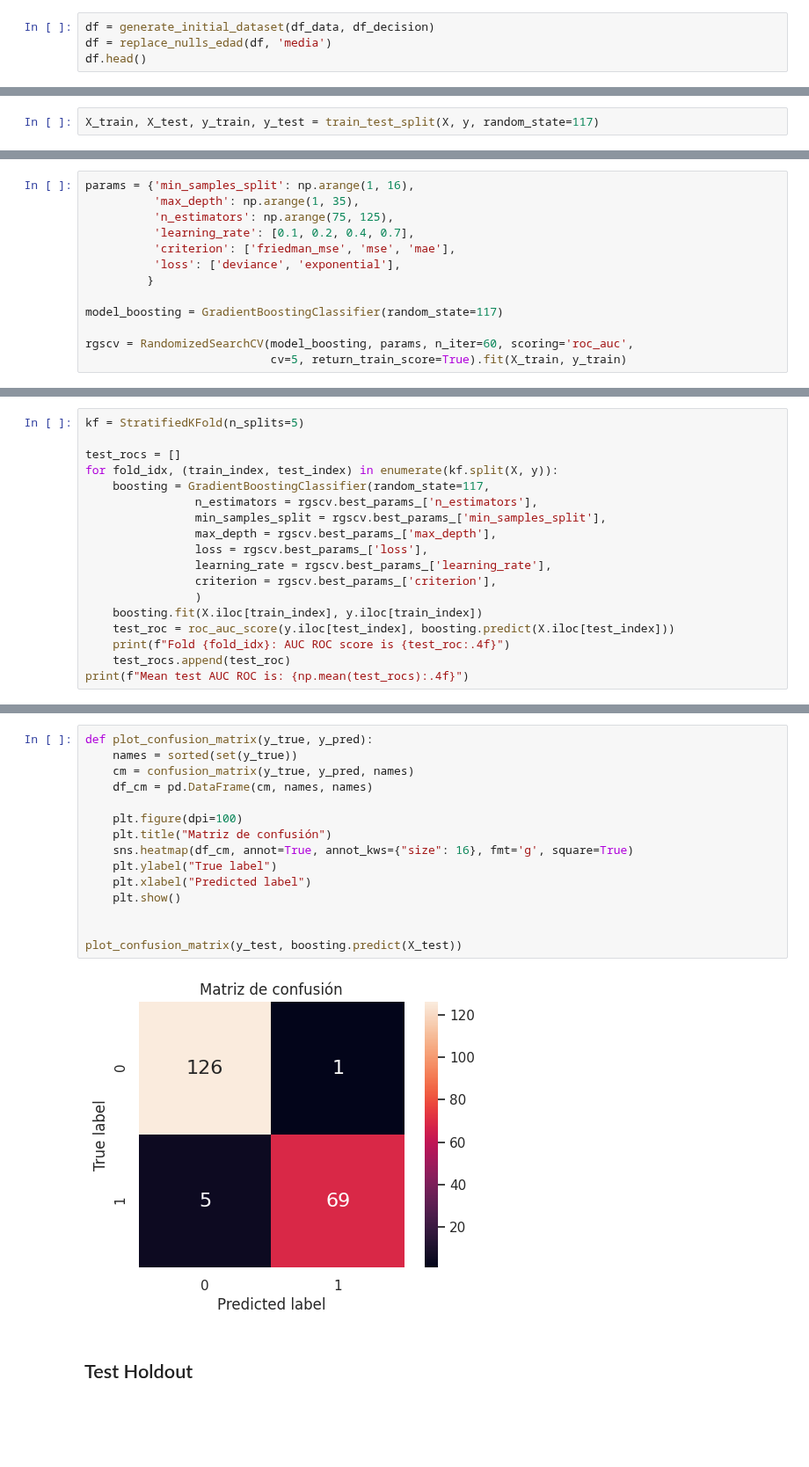
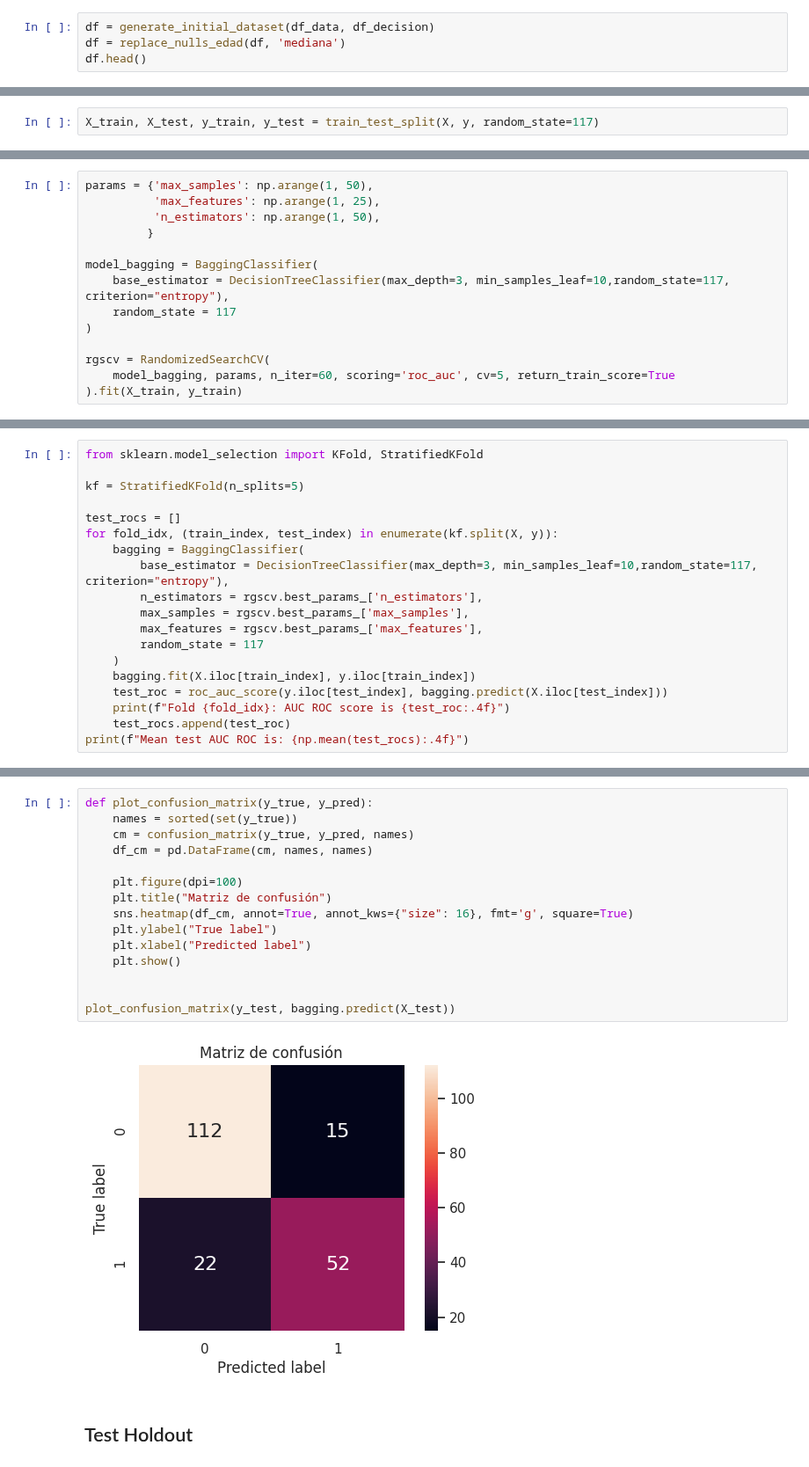
Before and after one commit to JuanOpizzi/Datos-2020-2c, a Jupyter notebook: TP2/bagging.ipynb, the cells around one changed output, grey strips where cells are left out. Shown at 88% size. Drawn from its saved outputs; the diff is of its cells as text; blank space fills up the shorter version.

```diff
--- a/TP2/GradientBoosting.ipynb
+++ b/TP2/bagging.ipynb
@@ -26,6 +29,6 @@ from Preprocessing import *
 # %%
 df = generate_initial_dataset(df_data, df_decision)
-df = replace_nulls_edad(df, 'media')
+df = replace_nulls_edad(df, 'mediana')
 df.head()
 # %% [output]
 |  | tipo_de_sala | id_usuario | genero | edad | amigos | parientes | precio_ticket | nombre_sede | ... |
@@ -77,16 +96,17 @@ X_train, X_test, y_train, y_test = train_test_split(X, y, random_state=117)
 # %%
-params = {'min_samples_split': np.arange(1, 16),
-          'max_depth': np.arange(1, 35),
-          'n_estimators': np.arange(75, 125),
-          'learning_rate': [0.1, 0.2, 0.4, 0.7],
-          'criterion': ['friedman_mse', 'mse', 'mae'],
-          'loss': ['deviance', 'exponential'],
+params = {'max_samples': np.arange(1, 50),
+          'max_features': np.arange(1, 25),
+          'n_estimators': np.arange(1, 50),
          }
 
-model_boosting = GradientBoostingClassifier(random_state=117)
+model_bagging = BaggingClassifier(
+    base_estimator = DecisionTreeClassifier(max_depth=3, min_samples_leaf=10,random_state=117, criterion="entropy"),
+    random_state = 117
+)
 
-rgscv = RandomizedSearchCV(model_boosting, params, n_iter=60, scoring='roc_auc',
-                           cv=5, return_train_score=True).fit(X_train, y_train)
+rgscv = RandomizedSearchCV(
+    model_bagging, params, n_iter=60, scoring='roc_auc', cv=5, return_train_score=True
+).fit(X_train, y_train)
 # %%
 print(f"Best score: {rgscv.best_score_}")
 print(f"Best params {rgscv.best_params_}")
@@ -96,18 +116,19 @@ Best params {'n_estimators': 105, 'min_samples_split': 9, 'max_depth': 11, 'loss
 # %%
+from sklearn.model_selection import KFold, StratifiedKFold
+
 kf = StratifiedKFold(n_splits=5)
 
 test_rocs = []
 for fold_idx, (train_index, test_index) in enumerate(kf.split(X, y)):
-    boosting = GradientBoostingClassifier(random_state=117,
-                n_estimators = rgscv.best_params_['n_estimators'],
-                min_samples_split = rgscv.best_params_['min_samples_split'],
-                max_depth = rgscv.best_params_['max_depth'],
-                loss = rgscv.best_params_['loss'],
-                learning_rate = rgscv.best_params_['learning_rate'],
-                criterion = rgscv.best_params_['criterion'],
-                )
-    boosting.fit(X.iloc[train_index], y.iloc[train_index])
-    test_roc = roc_auc_score(y.iloc[test_index], boosting.predict(X.iloc[test_index]))
+    bagging = BaggingClassifier(
+        base_estimator = DecisionTreeClassifier(max_depth=3, min_samples_leaf=10,random_state=117, criterion="entropy"),
+        n_estimators = rgscv.best_params_['n_estimators'],
+        max_samples = rgscv.best_params_['max_samples'],
+        max_features = rgscv.best_params_['max_features'],
+        random_state = 117
+    )
+    bagging.fit(X.iloc[train_index], y.iloc[train_index])
+    test_roc = roc_auc_score(y.iloc[test_index], bagging.predict(X.iloc[test_index]))
     print(f"Fold {fold_idx}: AUC ROC score is {test_roc:.4f}")
     test_rocs.append(test_roc)
 print(f"Mean test AUC ROC is: {np.mean(test_rocs):.4f}")
@@ -160,20 +179,20 @@ print(f"{f1:.4f}")
 # %%
 def plot_confusion_matrix(y_true, y_pred):
     names = sorted(set(y_true))
     cm = confusion_matrix(y_true, y_pred, names)
     df_cm = pd.DataFrame(cm, names, names)
 
     plt.figure(dpi=100)
     plt.title("Matriz de confusión")
     sns.heatmap(df_cm, annot=True, annot_kws={"size": 16}, fmt='g', square=True)
     plt.ylabel("True label")
     plt.xlabel("Predicted label")
     plt.show()
 
 
-plot_confusion_matrix(y_test, boosting.predict(X_test))
+plot_confusion_matrix(y_test, bagging.predict(X_test))
 # %% [output]
-[figure, old version]
+[figure, new version]
 # %% [markdown]
 ## Test Holdout
 # %%
```
Also changed, not shown: parts of 35 cells of this notebook, 12 other files.
